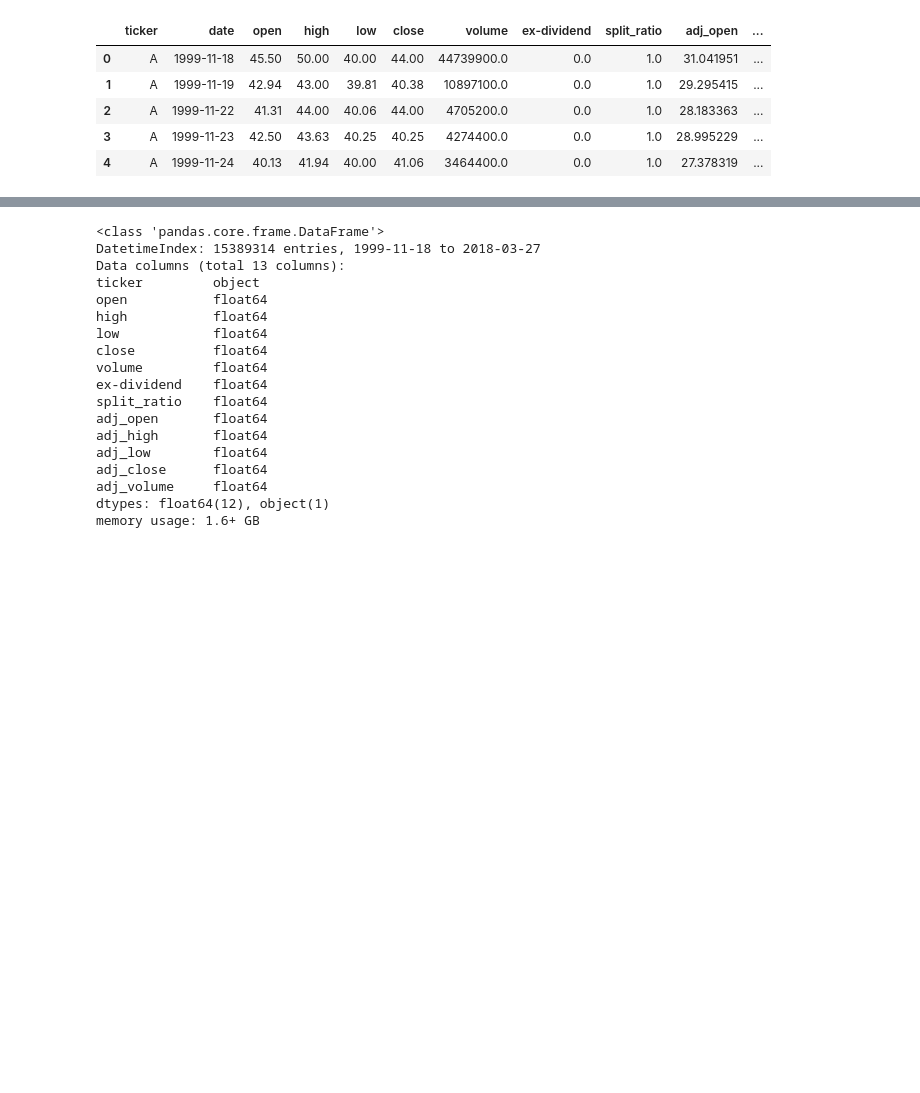
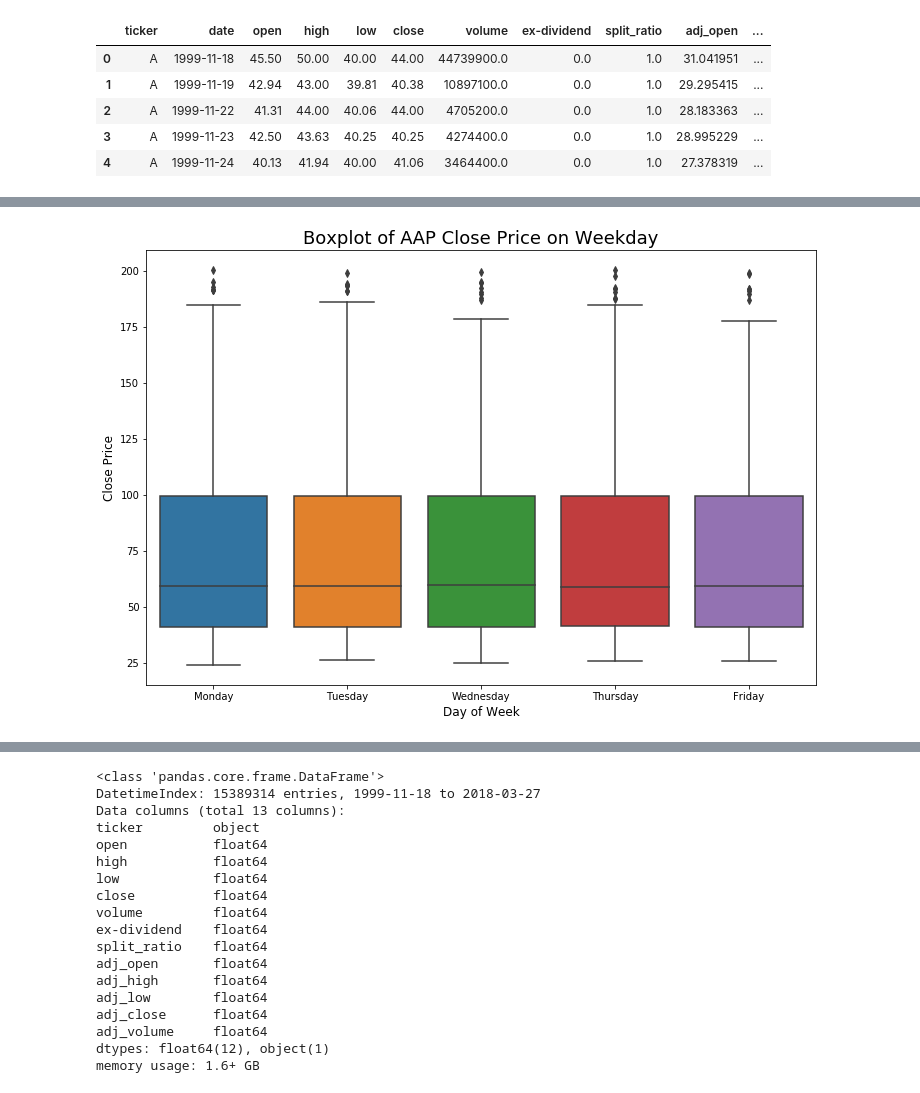
Before and after one commit to qnguyen1010/Springboard, a Jupyter notebook: Stock Price__Capstone 1__SP.ipynb, the cells around one changed output, grey strips where cells are left out. Cells and saved outputs as stored; diff of their text form; code cells hidden in the pictures; blank space fills up the shorter version.

```diff
--- a/Stock Price__Capstone 1__SP.ipynb
+++ b/Stock Price__Capstone 1__SP.ipynb
@@ -38,0 +73,11 @@ df.head()
+# %%
+#Close price vs. Day of week
+
+plt.figure(figsize=(12,8))
+sns.boxplot(x = 'day_of_week', y = 'close', data = aap, order = ["Monday", "Tuesday", "Wednesday", "Thursday", "Friday"])
+plt.ylabel('Close Price', fontsize=12)
+plt.xlabel('Day of Week', fontsize=12)
+plt.title('Boxplot of AAP Close Price on Weekday', fontsize = 18)
+plt.show()
+# %% [output]
+[figure, added]
```
Also changed, not shown: parts of 25 cells of this notebook.
